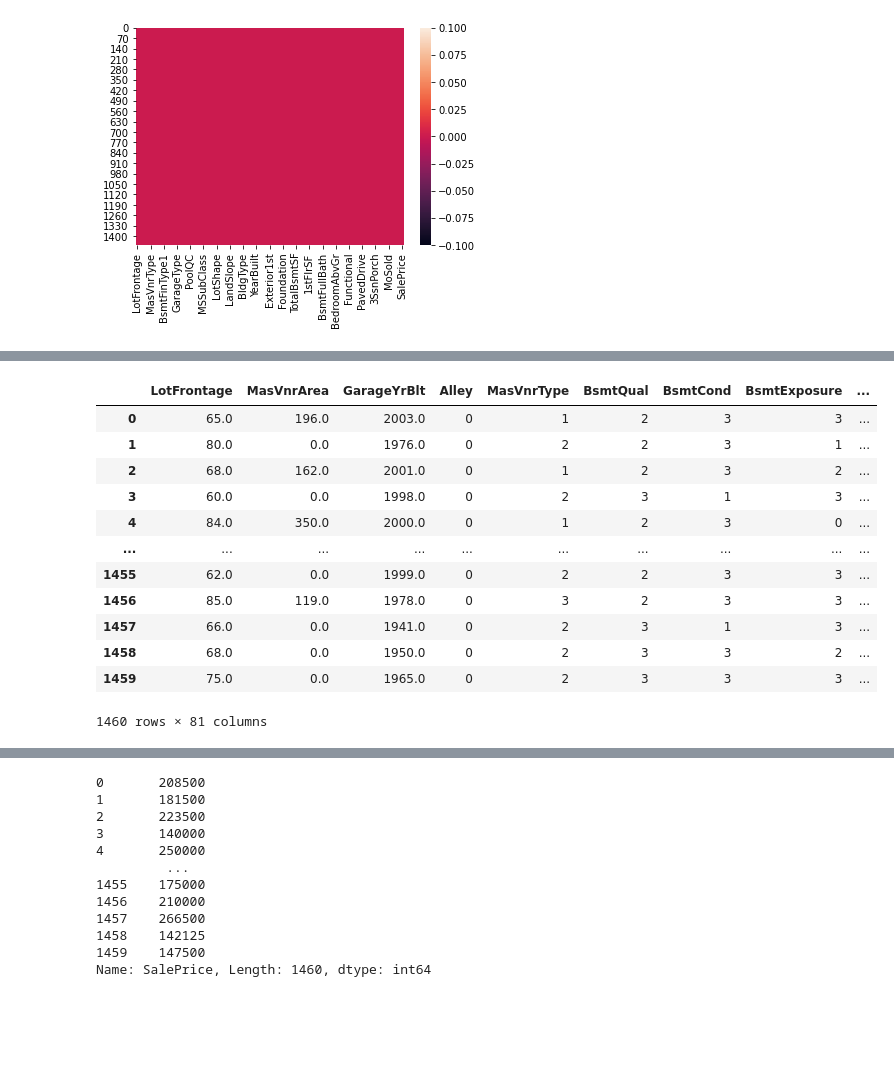
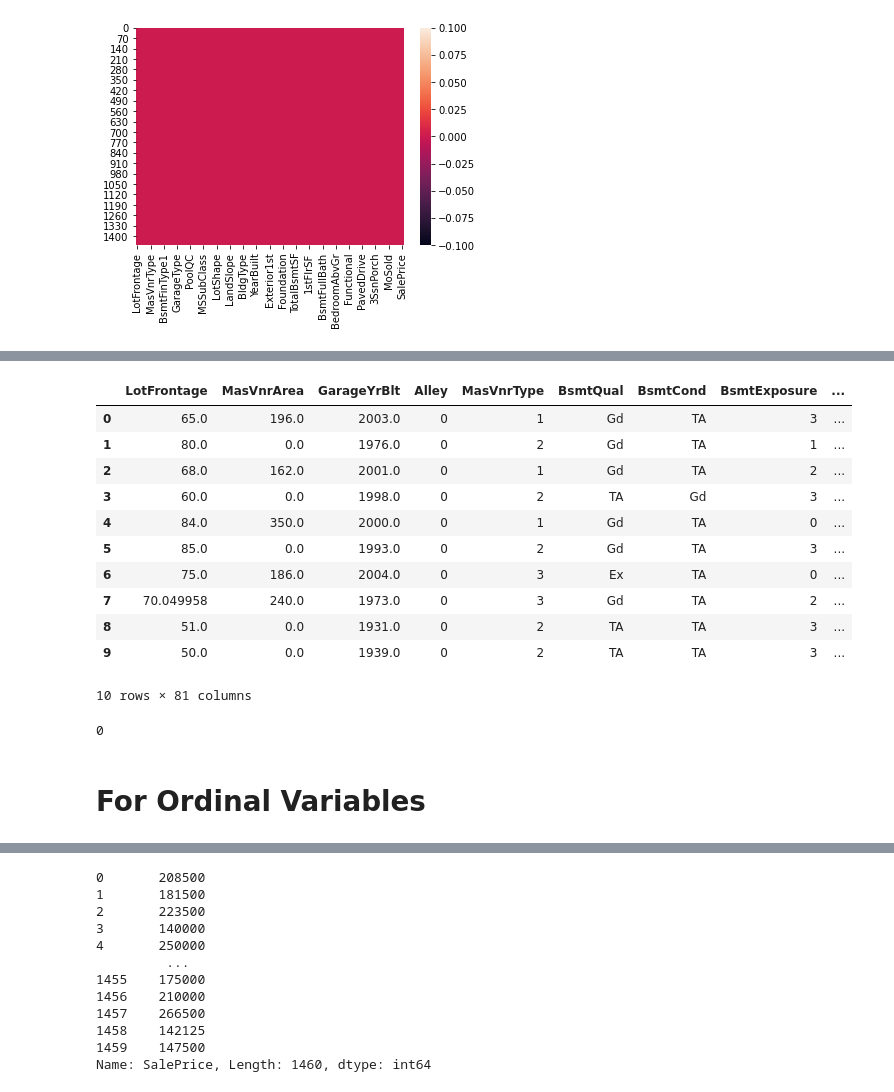
Before and after one commit to Abhi9vSingh/Machine-Learning-Projects, a Jupyter notebook: House Price Prediction.ipynb, the cells around one changed output, grey strips where cells are left out. Cells and saved outputs as stored; diff of their text form; code cells hidden in the pictures; blank space fills up the shorter version.

```diff
--- a/House Price Prediction.ipynb
+++ b/House Price Prediction.ipynb
@@ -233,21 +289,41 @@ sns.heatmap(train_data_clean.isnull())
+# %%
+ord_var=[ 'ExterQual', 'ExterCond',
+       'BsmtQual', 'BsmtCond',
+        'HeatingQC', 'KitchenQual',
+        'FireplaceQu', 'GarageQual',
+       'GarageCond']
+nom_var=['MSZoning', 'Street', 'Alley', 'LotShape', 'LandContour', 'Utilities',
+       'LotConfig', 'LandSlope', 'Neighborhood', 'Condition1', 'Condition2',
+       'BldgType', 'HouseStyle', 'RoofStyle', 'RoofMatl', 'Exterior1st',
+       'Exterior2nd', 'MasVnrType', 'Foundation',
+        'BsmtExposure', 'BsmtFinType1', 'BsmtFinType2',
+       'Heating', 'CentralAir', 'Electrical',
+       'Functional', 'GarageType', 'GarageFinish',
+        'PavedDrive', 'PoolQC', 'Fence', 'MiscFeature',
+       'SaleType', 'SaleCondition']
 # %%
 from sklearn.preprocessing import LabelEncoder
 label_encoder=LabelEncoder()
-for i in cat_var:
+for i in nom_var:
     train_data_clean[i]=label_encoder.fit_transform(train_data_clean[i])
 # %%
-train_data_clean
+train_data_clean.head(10)
 # %% [output]
 |  | LotFrontage | MasVnrArea | GarageYrBlt | Alley | MasVnrType | BsmtQual | BsmtCond | BsmtExposure | ... |
-| 0 | 65.0 | 196.0 | 2003.0 | 0 | 1 | 2 | 3 | 3 | ... |
-| 1 | 80.0 | 0.0 | 1976.0 | 0 | 2 | 2 | 3 | 1 | ... |
-| 2 | 68.0 | 162.0 | 2001.0 | 0 | 1 | 2 | 3 | 2 | ... |
-| 3 | 60.0 | 0.0 | 1998.0 | 0 | 2 | 3 | 1 | 3 | ... |
-| 4 | 84.0 | 350.0 | 2000.0 | 0 | 1 | 2 | 3 | 0 | ... |
-| ... | ... | ... | ... | ... | ... | ... | ... | ... | ... |
-| 1455 | 62.0 | 0.0 | 1999.0 | 0 | 2 | 2 | 3 | 3 | ... |
-| 1456 | 85.0 | 119.0 | 1978.0 | 0 | 3 | 2 | 3 | 3 | ... |
-| 1457 | 66.0 | 0.0 | 1941.0 | 0 | 2 | 3 | 1 | 3 | ... |
-| 1458 | 68.0 | 0.0 | 1950.0 | 0 | 2 | 3 | 3 | 2 | ... |
-| 1459 | 75.0 | 0.0 | 1965.0 | 0 | 2 | 3 | 3 | 3 | ... |
+| 0 | 65.0 | 196.0 | 2003.0 | 0 | 1 | Gd | TA | 3 | ... |
+| 1 | 80.0 | 0.0 | 1976.0 | 0 | 2 | Gd | TA | 1 | ... |
+| 2 | 68.0 | 162.0 | 2001.0 | 0 | 1 | Gd | TA | 2 | ... |
+| 3 | 60.0 | 0.0 | 1998.0 | 0 | 2 | TA | Gd | 3 | ... |
+| 4 | 84.0 | 350.0 | 2000.0 | 0 | 1 | Gd | TA | 0 | ... |
+| 5 | 85.0 | 0.0 | 1993.0 | 0 | 2 | Gd | TA | 3 | ... |
+| 6 | 75.0 | 186.0 | 2004.0 | 0 | 3 | Ex | TA | 0 | ... |
+| 7 | 70.049958 | 240.0 | 1973.0 | 0 | 3 | Gd | TA | 2 | ... |
+| 8 | 51.0 | 0.0 | 1931.0 | 0 | 2 | TA | TA | 3 | ... |
+| 9 | 50.0 | 0.0 | 1939.0 | 0 | 2 | TA | TA | 3 | ... |
-1460 rows × 81 columns
+10 rows × 81 columns
+# %%
+train_data_clean.isnull().sum().sum()
+# %% [output]
+0
+# %% [markdown]
+# For Ordinal Variables
```
Also changed, not shown: parts of 38 cells of this notebook.
